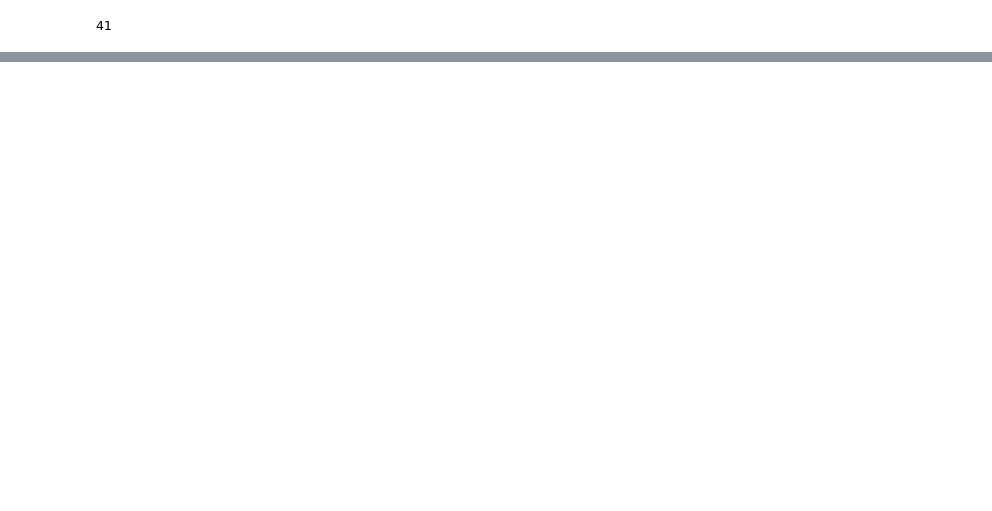
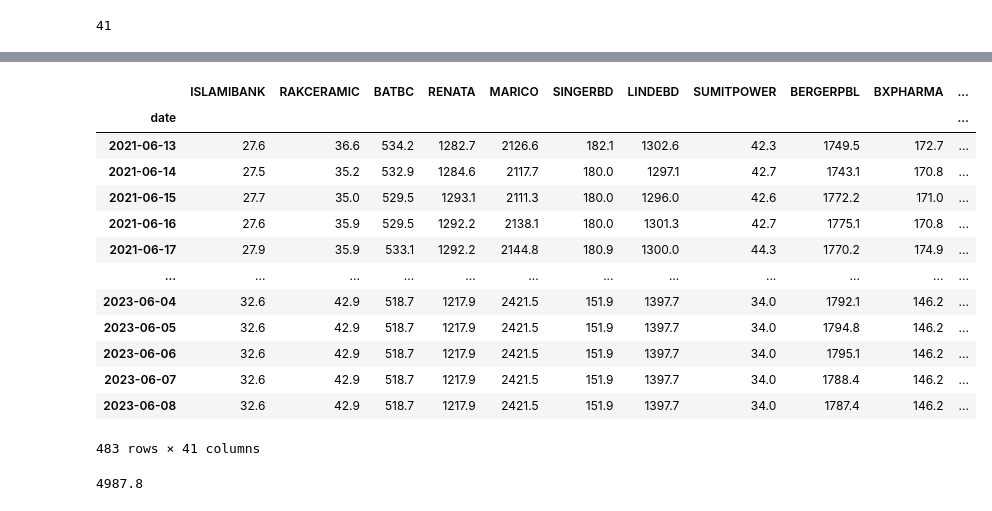
Before and after one commit to nafissaad/Tutorial1, a Jupyter notebook: Tutorial/My projects/My Portfolio/Risk and Return management .ipynb, the cells around one changed output, grey strips where cells are left out. Drawn from its saved outputs; the diff is of its cells as text; code cells hidden in the pictures; blank space fills up the shorter version.

```diff
--- a/Tutorial/My projects/My Portfolio/Risk and Return management .ipynb
+++ b/Tutorial/My projects/My Portfolio/Risk and Return management .ipynb
@@ -732,0 +844,23 @@ sets.columns[1]
+# %%
+sets
+# %% [output]
+|  | ISLAMIBANK | RAKCERAMIC | BATBC | RENATA | MARICO | SINGERBD | LINDEBD | SUMITPOWER | BERGERPBL | BXPHARMA | ... |
+| date |  |  |  |  |  |  |  |  |  |  | ... |
+| 2021-06-13 | 27.6 | 36.6 | 534.2 | 1282.7 | 2126.6 | 182.1 | 1302.6 | 42.3 | 1749.5 | 172.7 | ... |
+| 2021-06-14 | 27.5 | 35.2 | 532.9 | 1284.6 | 2117.7 | 180.0 | 1297.1 | 42.7 | 1743.1 | 170.8 | ... |
+| 2021-06-15 | 27.7 | 35.0 | 529.5 | 1293.1 | 2111.3 | 180.0 | 1296.0 | 42.6 | 1772.2 | 171.0 | ... |
+| 2021-06-16 | 27.6 | 35.9 | 529.5 | 1292.2 | 2138.1 | 180.0 | 1301.3 | 42.7 | 1775.1 | 170.8 | ... |
+| 2021-06-17 | 27.9 | 35.9 | 533.1 | 1292.2 | 2144.8 | 180.9 | 1300.0 | 44.3 | 1770.2 | 174.9 | ... |
+| ... | ... | ... | ... | ... | ... | ... | ... | ... | ... | ... | ... |
+| 2023-06-04 | 32.6 | 42.9 | 518.7 | 1217.9 | 2421.5 | 151.9 | 1397.7 | 34.0 | 1792.1 | 146.2 | ... |
+| 2023-06-05 | 32.6 | 42.9 | 518.7 | 1217.9 | 2421.5 | 151.9 | 1397.7 | 34.0 | 1794.8 | 146.2 | ... |
+| 2023-06-06 | 32.6 | 42.9 | 518.7 | 1217.9 | 2421.5 | 151.9 | 1397.7 | 34.0 | 1795.1 | 146.2 | ... |
+| 2023-06-07 | 32.6 | 42.9 | 518.7 | 1217.9 | 2421.5 | 151.9 | 1397.7 | 34.0 | 1788.4 | 146.2 | ... |
+| 2023-06-08 | 32.6 | 42.9 | 518.7 | 1217.9 | 2421.5 | 151.9 | 1397.7 | 34.0 | 1787.4 | 146.2 | ... |
+483 rows × 41 columns
+# %%
+wt=(500000/100)*(m.loc['ISLAMIBANK'].values)
+quantity=float(wt)/float(price('2023-06-08','2023-06-08')['ISLAMIBANK'].values)
+round(quantity)*float(price('2023-06-08','2023-06-08')['ISLAMIBANK'].values)
+# %% [output]
+4987.8
```
Also changed, not shown: parts of 54 cells of this notebook.
